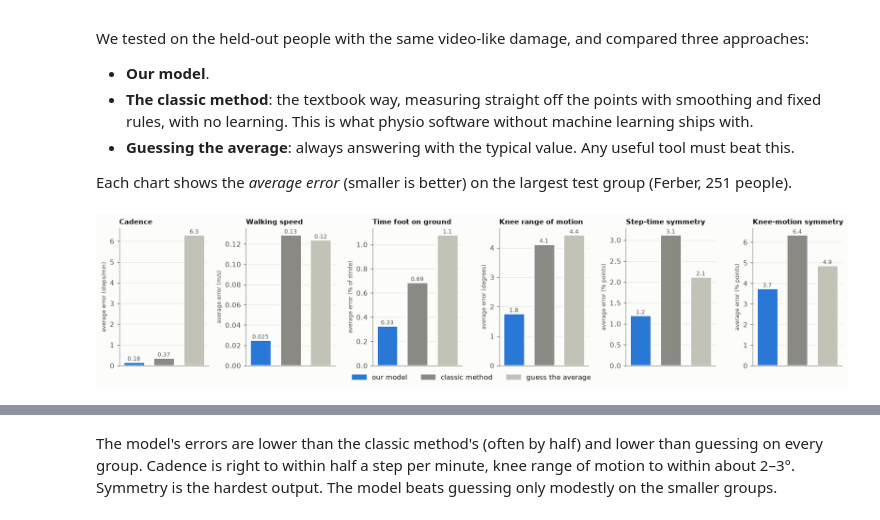
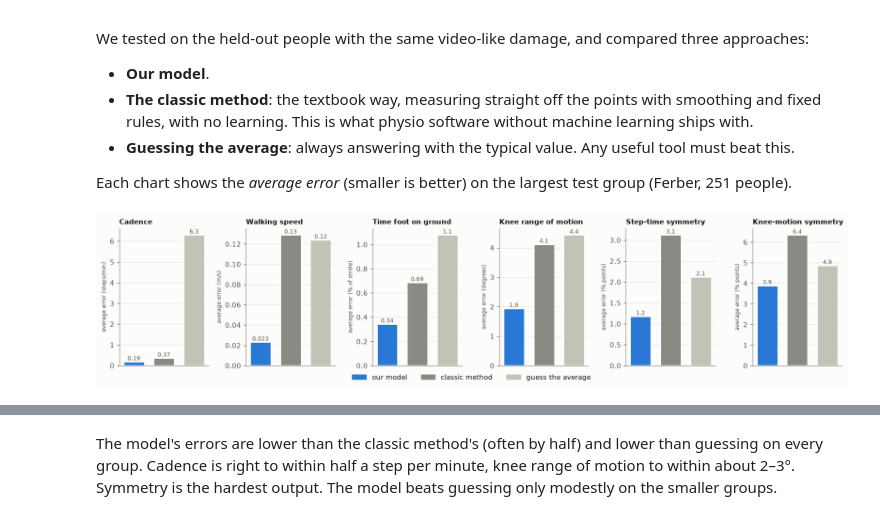
Before and after one commit to N0-D3V/PhysioGait, a Jupyter notebook: notebooks/gait_walkthrough.ipynb, the cells around one changed output, grey strips where cells are left out. Saved outputs shown, nothing was run; the diff lists cells and outputs as text; code cells hidden in the pictures.

```diff
--- a/notebooks/gait_walkthrough.ipynb
+++ b/notebooks/gait_walkthrough.ipynb
@@ -220,24 +220,24 @@ Each chart shows the *average error* (smaller is better) on the largest test gro
 # %%
 R = pd.read_csv(EVAL / "test" / "regression.csv")
 R = R[(R.level == 0.02) & (R.dataset == "ferber")]
 show = [("cadence", "Cadence", "steps/min"), ("speed_ms", "Walking speed", "m/s"), ("stance_pct", "Time foot on ground", "% of stride"),
         ("knee_rom", "Knee range of motion", "degrees"), ("SI_step_time", "Step-time symmetry", "% points"),
         ("SI_knee_rom", "Knee-motion symmetry", "% points")]
-methods = [("bigru_v4+derived", "our model", MODEL), ("classic", "classic method", CLASSIC), ("mean", "guess the average", GUESS)]
+methods = [("bigru_v5+derived", "our model", MODEL), ("classic", "classic method", CLASSIC), ("mean", "guess the average", GUESS)]
 fig, axs = plt.subplots(1, len(show), figsize=(15, 3.3))
 for a, (k, title, unit) in zip(axs, show):
     vals = [R[(R.target == k) & (R.method == mm)].mae.iloc[0] for mm, _, _ in methods]
     a.bar(range(3), vals, color=[c for _, _, c in methods], edgecolor=SURFACE, linewidth=2, width=0.7)
     for i, val in enumerate(vals):
         a.text(i, val, f"{val:.2g}", ha="center", va="bottom", fontsize=8, color=INK2)
     a.set_xticks([]); a.set_title(title, fontsize=10); a.set_ylabel(f"average error ({unit})", fontsize=8)
     a.grid(axis="x", visible=False)
 from matplotlib.patches import Patch
 fig.legend(handles=[Patch(color=col, label=label) for _, label, col in methods], loc="lower center", ncol=3,
            frameon=False, bbox_to_anchor=(0.5, -0.06))
 fig.tight_layout(); plt.show()
 # %% [output]
-[figure, old version]
+[figure, new version]
 # %%
 rows = []
 for ds, name in (("ferber", "Ferber (clinic)"), ("fukuchi", "Fukuchi (healthy adults)"), ("toronto", "Toronto (older adults, never trained on)")):
```
Also changed, not shown: parts of 10 cells of this notebook, 11 other files.
